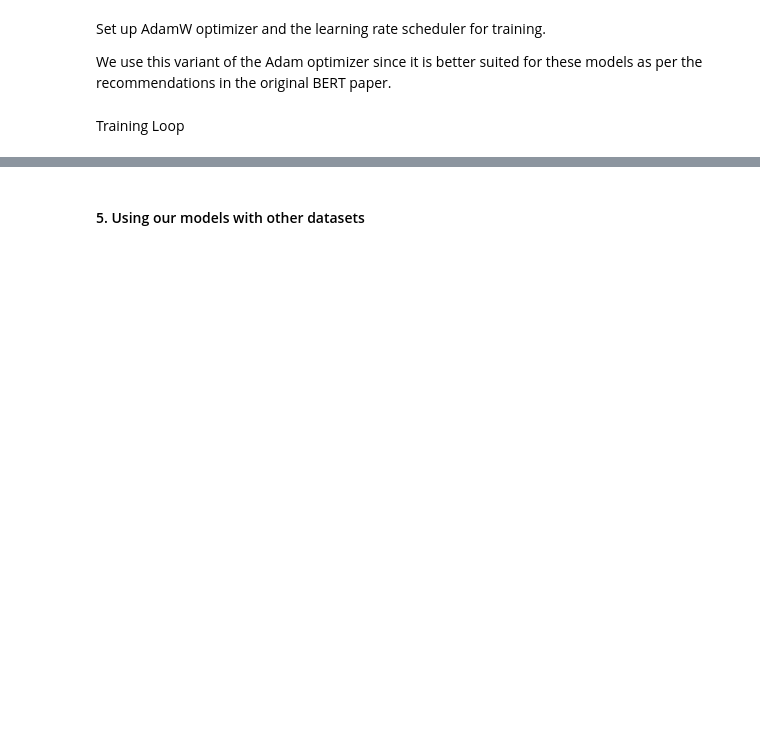
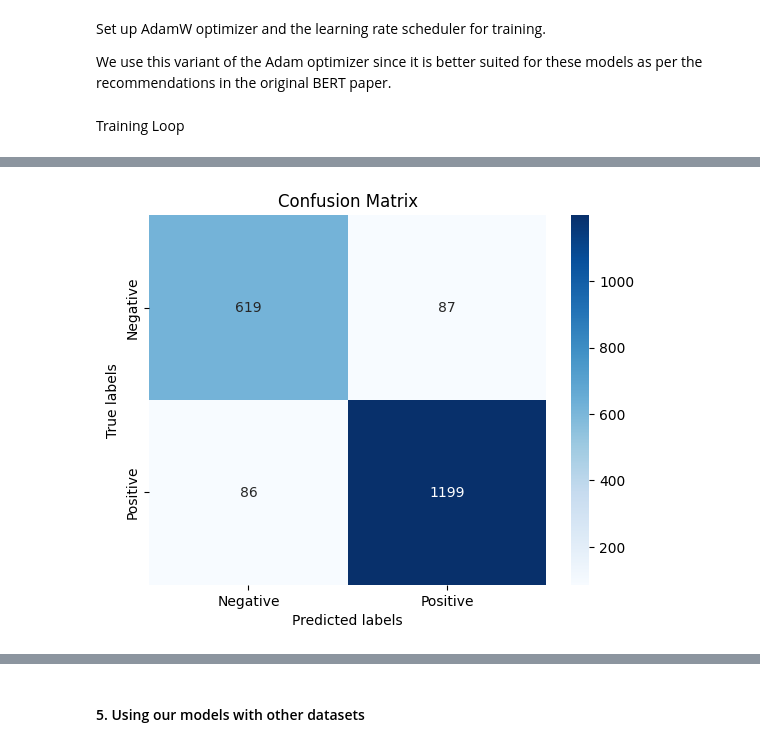
Before and after one commit to smorenolasa1/NLP-group-assignment, a Jupyter notebook: review.ipynb, the cells around one changed output, grey strips where cells are left out. Saved outputs shown, nothing was run; the diff lists cells and outputs as text; code cells hidden in the pictures; blank space fills up the shorter version.

```diff
--- a/review.ipynb
+++ b/review.ipynb
@@ -451,11 +535,10 @@ optimizer = AdamW(model.parameters(),
 # %% [markdown]
 Training Loop
 # %%
-# Number of training epochs
 epochs = 4
 
 # Total number of training steps is number of batches * number of epochs
-total_steps = len(prediction_dataloader) * epochs
+total_steps = len(train_dataloader) * epochs
 
 # Create the learning rate scheduler
 scheduler = get_linear_schedule_with_warmup(optimizer,
@@ -653,0 +755,34 @@ print("F1 Score: {:.4f}".format(model_f1))
+# %%
+# Lists to store predictions and true labels
+all_preds = []
+all_true_labels = []
+
+# Evaluate the model on the validation set
+model.eval()
+
+for batch in validation_dataloader:
+    b_input_ids = batch[0].to(device)
+    b_input_mask = batch[1].to(device)
+    b_labels = batch[2].to(device)
+
+    with torch.no_grad():
+        outputs = model(b_input_ids, token_type_ids=None, attention_mask=b_input_mask, labels=b_labels)
+
+    logits = outputs.logits.detach().cpu().numpy()
+    label_ids = b_labels.to('cpu').numpy()
+
+    # Store logits and labels
+    all_preds.extend(np.argmax(logits, axis=1).flatten())
+    all_true_labels.extend(label_ids.flatten())
+# %%
+# Calculate overall accuracy
+accuracy = accuracy_score(all_true_labels, all_preds)
+print("Accuracy:", accuracy)
+
+# Generate a classification report
+report = classification_report(all_true_labels, all_preds, target_names=['Negative', 'Positive'])
+print("Classification Report:\n", report)
+
+# Generate a confusion matrix
+conf_matrix = confusion_matrix(all_true_labels, all_preds)
+print("Confusion Matrix:\n", conf_matrix)
@@ -653,0 +804,8 @@ print("F1 Score: {:.4f}".format(model_f1))
+# %%
+sns.heatmap(conf_matrix, annot=True, fmt='g', cmap='Blues', xticklabels=['Negative', 'Positive'], yticklabels=['Negative', 'Positive'])
+plt.xlabel('Predicted labels')
+plt.ylabel('True labels')
+plt.title('Confusion Matrix')
+plt.show()
+# %% [output]
+[figure, added]
```
Also changed, not shown: parts of 37 cells of this notebook.
